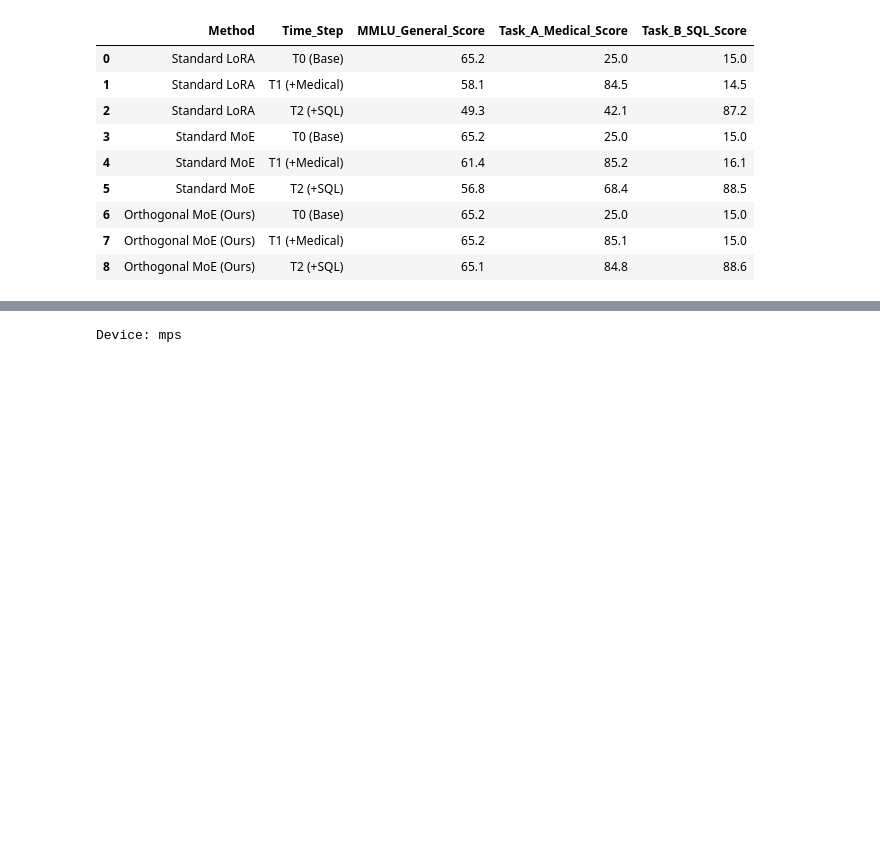
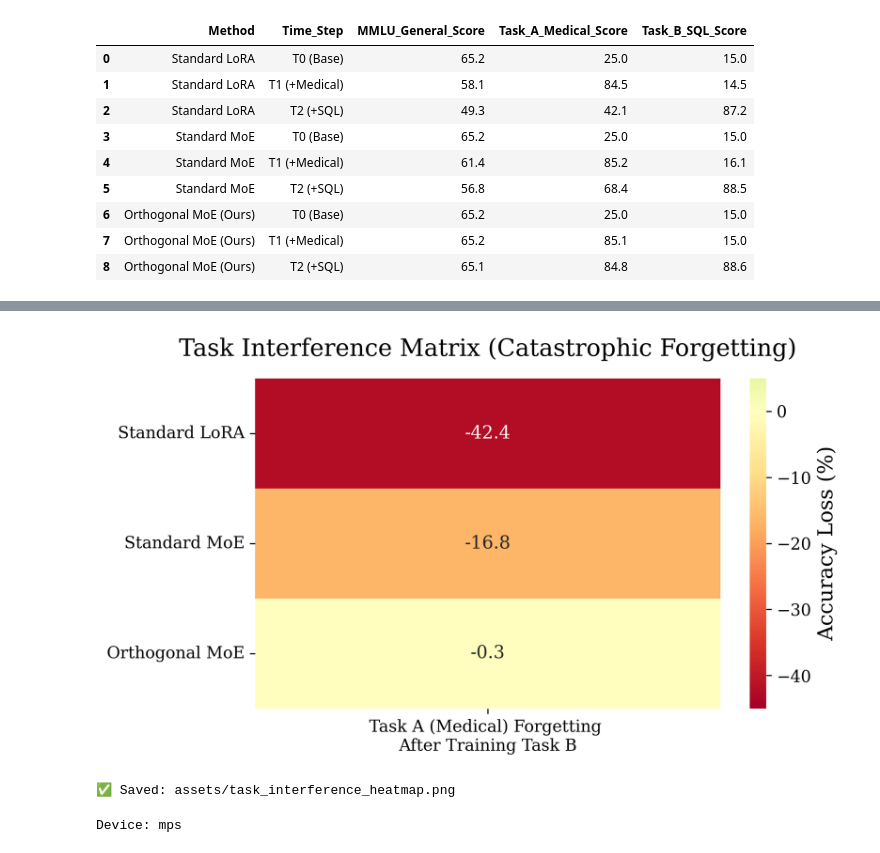
Before and after one commit to RamuNalla/orthogonal-moe-adapters, a Jupyter notebook: benchmarks/orthogonal_forgetting_eval.ipynb, the cells around one changed output, grey strips where cells are left out. Drawn from its saved outputs; the diff is of its cells as text; code cells hidden in the pictures; blank space fills up the shorter version.

```diff
--- a/benchmarks/orthogonal_forgetting_eval.ipynb
+++ b/benchmarks/orthogonal_forgetting_eval.ipynb
@@ -80,3 +117,45 @@ df.head(9)
+# %%
+
+# ── Graph 2: Task Interference Heatmap ─────────────────────────────────────
+interference_data = {
+    "Standard LoRA": [
+        df[(df['Method'] == "Standard LoRA") & (df['Time_Step'] == "T2 (+SQL)")]['Task_A_Medical_Score'].values[0] -
+        df[(df['Method'] == "Standard LoRA") & (df['Time_Step'] == "T1 (+Medical)")]['Task_A_Medical_Score'].values[0]
+    ],
+    "Standard MoE": [
+        df[(df['Method'] == "Standard MoE") & (df['Time_Step'] == "T2 (+SQL)")]['Task_A_Medical_Score'].values[0] -
+        df[(df['Method'] == "Standard MoE") & (df['Time_Step'] == "T1 (+Medical)")]['Task_A_Medical_Score'].values[0]
+    ],
+    "Orthogonal MoE": [
+        df[(df['Method'] == "Orthogonal MoE (Ours)") & (df['Time_Step'] == "T2 (+SQL)")]['Task_A_Medical_Score'].values[0] -
+        df[(df['Method'] == "Orthogonal MoE (Ours)") & (df['Time_Step'] == "T1 (+Medical)")]['Task_A_Medical_Score'].values[0]
+    ]
+}
+
+interf_df = pd.DataFrame(
+    interference_data,
+    index=["Task A (Medical) Forgetting \nAfter Training Task B"]
+).T
+
+plt.figure(figsize=(7, 4))
+sns.heatmap(
+    interf_df,
+    annot=True,
+    fmt=".1f",
+    cmap="RdYlGn",
+    center=0,
+    cbar_kws={'label': 'Accuracy Loss (%)'},
+    vmin=-45, vmax=5
+)
+
+plt.title("Task Interference Matrix (Catastrophic Forgetting)", pad=15)
+plt.yticks(rotation=0)
+plt.savefig('../assets/task_interference_heatmap.png')
+plt.show()
+print("✅ Saved: assets/task_interference_heatmap.png")
+# %% [output]
+[figure, added]
+✅ Saved: assets/task_interference_heatmap.png
 # %%
 
 import sys
```
Also changed, not shown: parts of 4 cells of this notebook, 3 other files.
